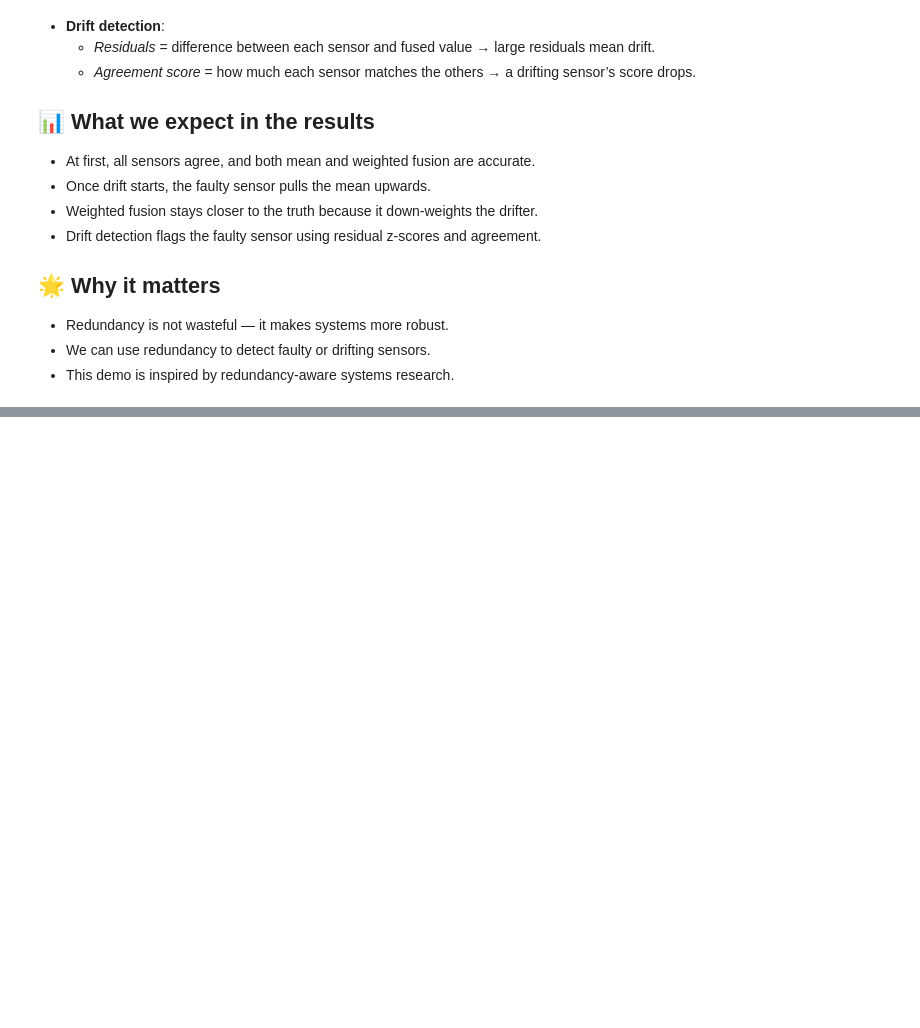
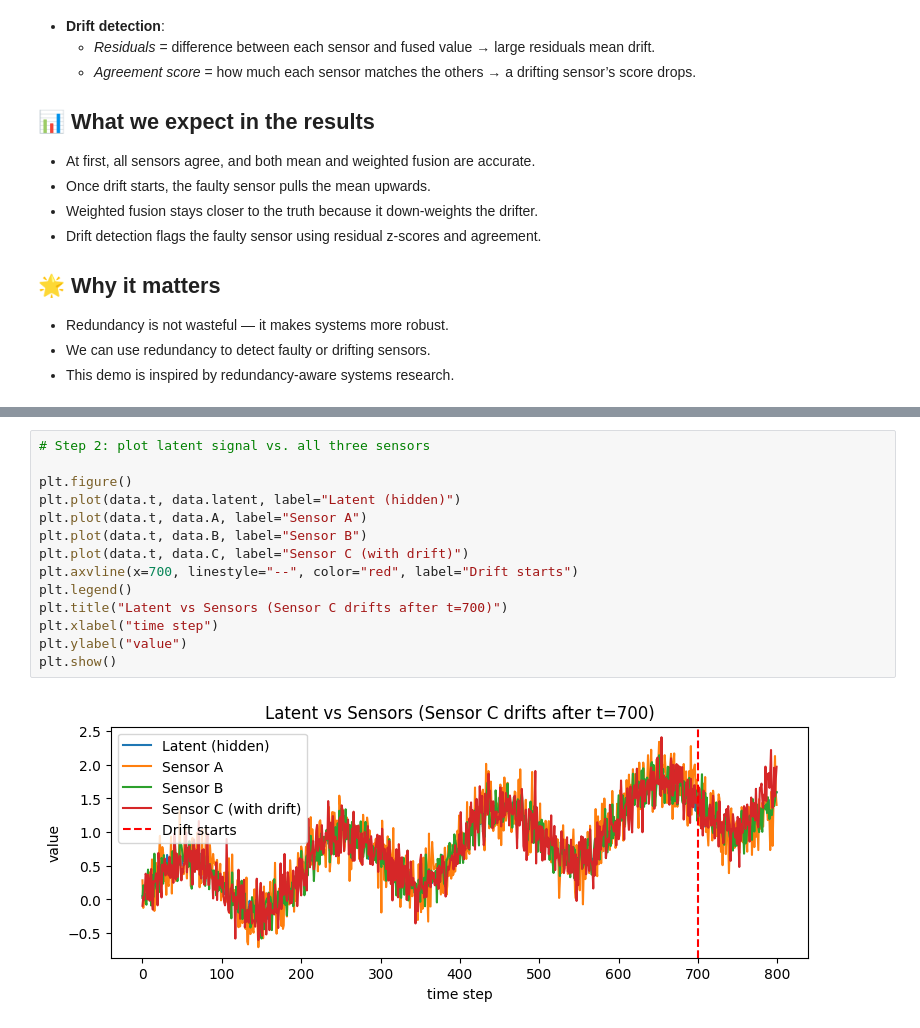
Before and after one commit to kalidasan-2001/redundancy-aware-sensor-fusion, a Jupyter notebook: redundancy_sensor_fusion.ipynb, the cells around one changed output, grey strips where cells are left out. Saved outputs shown, nothing was run; the diff lists cells and outputs as text; blank space fills up the shorter version.

```diff
--- a/redundancy_sensor_fusion.ipynb
+++ b/redundancy_sensor_fusion.ipynb
@@ -30,0 +82,16 @@
+# %%
+# Step 2: plot latent signal vs. all three sensors
+
+plt.figure()
+plt.plot(data.t, data.latent, label="Latent (hidden)")
+plt.plot(data.t, data.A, label="Sensor A")
+plt.plot(data.t, data.B, label="Sensor B")
+plt.plot(data.t, data.C, label="Sensor C (with drift)")
+plt.axvline(x=700, linestyle="--", color="red", label="Drift starts")
+plt.legend()
+plt.title("Latent vs Sensors (Sensor C drifts after t=700)")
+plt.xlabel("time step")
+plt.ylabel("value")
+plt.show()
+# %% [output]
+[figure, added]
```
Also changed, not shown: parts of 1 cell of this notebook.
